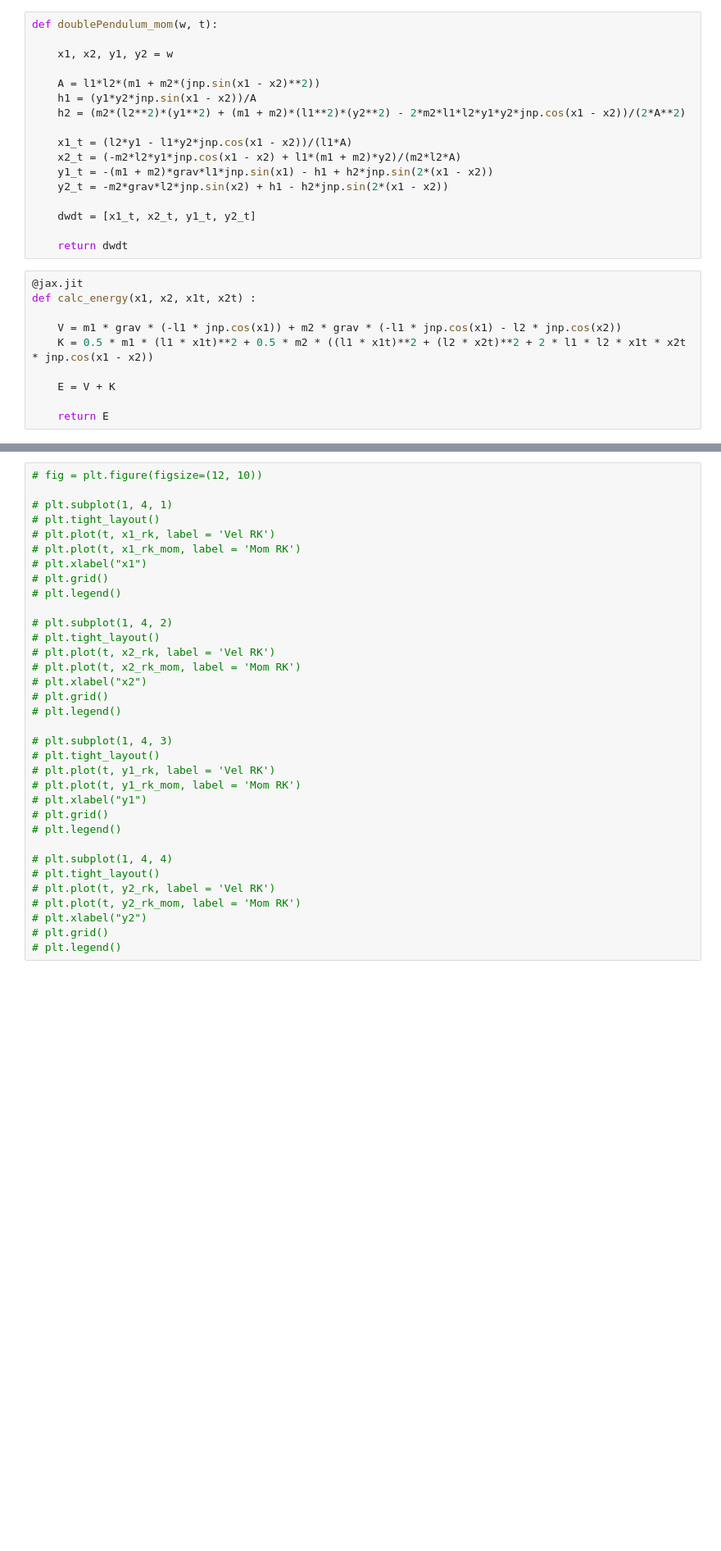
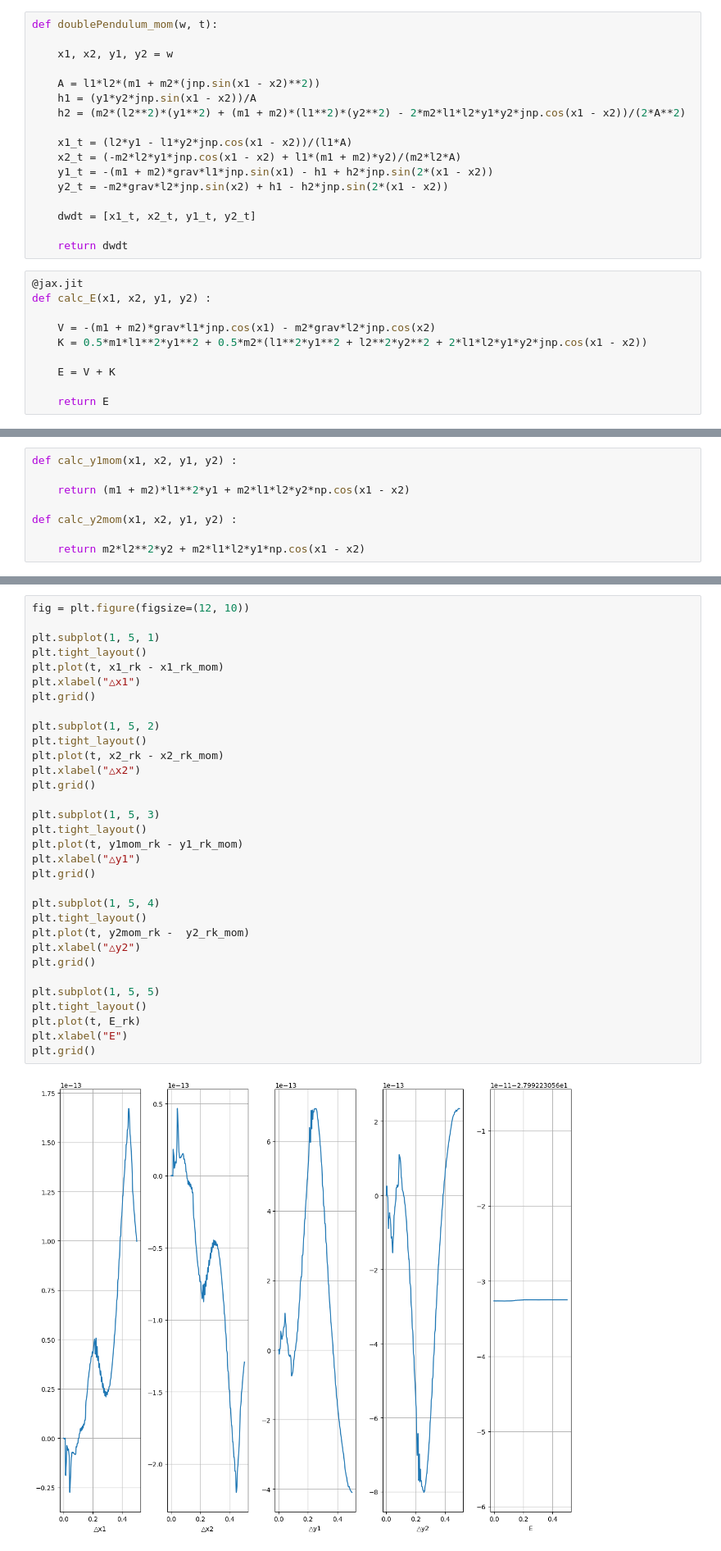
Before and after one commit to WasiimMK/CDeepONet, a Jupyter notebook: Linux/(2TERMS)(Test)TimeStepping_ParamsLBFGS_ConsBFGS_DoublePend.ipynb, the cells around one changed output, grey strips where cells are left out. Shown at 82% size. Cells and saved outputs as stored; diff of their text form; blank space fills up the shorter version.

```diff
--- a/Linux/(2TERMS)(Test)TimeStepping_ParamsLBFGS_ConsBFGS_DoublePend.ipynb
+++ b/Linux/(2TERMS)(Test)TimeStepping_ParamsLBFGS_ConsBFGS_DoublePend.ipynb
@@ -111,10 +111,10 @@ def doublePendulum_mom(w, t):
     return dwdt
 # %%
 @jax.jit
-def calc_energy(x1, x2, x1t, x2t) :
+def calc_E(x1, x2, y1, y2) :
 
-    V = m1 * grav * (-l1 * jnp.cos(x1)) + m2 * grav * (-l1 * jnp.cos(x1) - l2 * jnp.cos(x2))
-    K = 0.5 * m1 * (l1 * x1t)**2 + 0.5 * m2 * ((l1 * x1t)**2 + (l2 * x2t)**2 + 2 * l1 * l2 * x1t * x2t * jnp.cos(x1 - x2))
+    V = -(m1 + m2)*grav*l1*jnp.cos(x1) - m2*grav*l2*jnp.cos(x2)
+    K = 0.5*m1*l1**2*y1**2 + 0.5*m2*(l1**2*y1**2 + l2**2*y2**2 + 2*l1*l2*y1*y2*jnp.cos(x1 - x2))
 
     E = V + K
 
@@ -122 +130,9 @@ def calc_energy(x1, x2, x1t, x2t) :
+# %%
+def calc_y1mom(x1, x2, y1, y2) :
+
+    return (m1 + m2)*l1**2*y1 + m2*l1*l2*y2*np.cos(x1 - x2)
+
+def calc_y2mom(x1, x2, y1, y2) :
+
+    return m2*l2**2*y2 + m2*l1*l2*y1*np.cos(x1 - x2)
 # %%
@@ -151,37 +166,37 @@ def calc_energy(x1, x2, x1t, x2t) :
 # %%
-# fig = plt.figure(figsize=(12, 10))
+fig = plt.figure(figsize=(12, 10))
 
-# plt.subplot(1, 4, 1)
-# plt.tight_layout()
-# plt.plot(t, x1_rk, label = 'Vel RK')
-# plt.plot(t, x1_rk_mom, label = 'Mom RK')
-# plt.xlabel("x1")
-# plt.grid()
-# plt.legend()
+plt.subplot(1, 5, 1)
+plt.tight_layout()
+plt.plot(t, x1_rk - x1_rk_mom)
+plt.xlabel("△x1")
+plt.grid()
 
-# plt.subplot(1, 4, 2)
-# plt.tight_layout()
-# plt.plot(t, x2_rk, label = 'Vel RK')
-# plt.plot(t, x2_rk_mom, label = 'Mom RK')
-# plt.xlabel("x2")
-# plt.grid()
-# plt.legend()
+plt.subplot(1, 5, 2)
+plt.tight_layout()
+plt.plot(t, x2_rk - x2_rk_mom)
+plt.xlabel("△x2")
+plt.grid()
 
-# plt.subplot(1, 4, 3)
-# plt.tight_layout()
-# plt.plot(t, y1_rk, label = 'Vel RK')
-# plt.plot(t, y1_rk_mom, label = 'Mom RK')
-# plt.xlabel("y1")
-# plt.grid()
-# plt.legend()
+plt.subplot(1, 5, 3)
+plt.tight_layout()
+plt.plot(t, y1mom_rk - y1_rk_mom)
+plt.xlabel("△y1")
+plt.grid()
 
-# plt.subplot(1, 4, 4)
-# plt.tight_layout()
-# plt.plot(t, y2_rk, label = 'Vel RK')
-# plt.plot(t, y2_rk_mom, label = 'Mom RK')
-# plt.xlabel("y2")
-# plt.grid()
-# plt.legend()
+plt.subplot(1, 5, 4)
+plt.tight_layout()
+plt.plot(t, y2mom_rk -  y2_rk_mom)
+plt.xlabel("△y2")
+plt.grid()
+
+plt.subplot(1, 5, 5)
+plt.tight_layout()
+plt.plot(t, E_rk)
+plt.xlabel("E")
+plt.grid()
+# %% [output]
+[figure, added]
 # %%
 class Normalize(nn.Module):
   xmin: float
```
Also changed, not shown: parts of 30 cells of this notebook, 3 other files.
